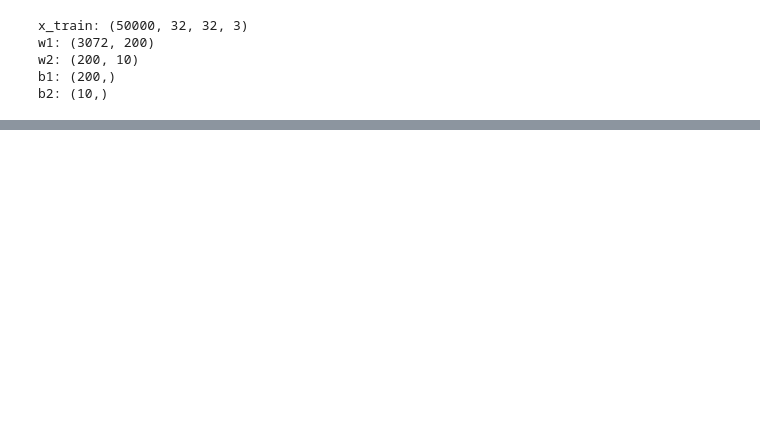
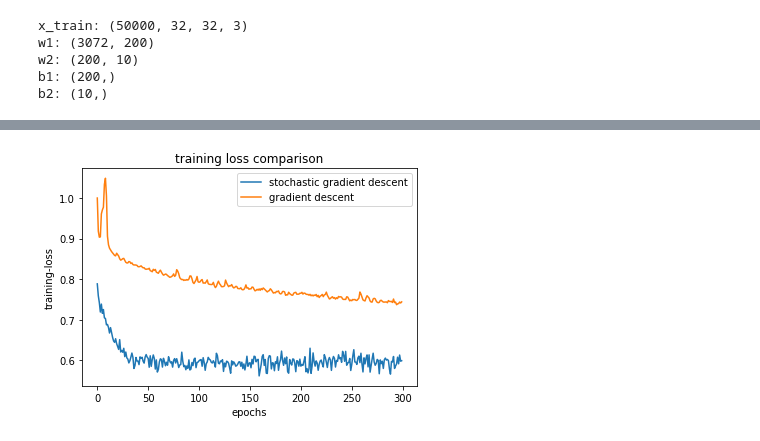
Before and after one commit to AvishkaSandeepa/EN2550-2020-Assignment-04, a Jupyter notebook: Assignment04_Part03.ipynb, the cells around one changed output, grey strips where cells are left out. Saved outputs shown, nothing was run; the diff lists cells and outputs as text; code cells hidden in the pictures; blank space fills up the shorter version.

```diff
--- a/Assignment04_Part03.ipynb
+++ b/Assignment04_Part03.ipynb
@@ -46,7 +119,7 @@ b2: (10,)
 # %%
-batch_size = 49990 # for gradient descent optimization batch size is equal to number of training set
+batch_size = 500 # for gradient descent optimization batch size is equal to number of training set
 
-iterations = 3 # epochs
+iterations = 300 # epochs
 lr = 1.4e-2 # the learning rate alpha
 lr_decay = 0.999
 reg = 5e-6 # the regularization constant
@@ -106,0 +194,17 @@ iteration 2 / 3| loss 0.784402| training accuracy 77.596719| testing accuracy 77
+# %%
+sgd_loss_history = loss_history
+sgd_train_acc_history = train_acc_history
+sgd_val_acc_history = val_acc_history
+sgd_lr_history = lr_history
+# %%
+fig, axes = plt.subplots()
+axes.plot(sgd_loss_history)
+axes.plot(loss_history1)
+plt.legend(["stochastic gradient descent", "gradient descent"])
+axes.set_xlabel("epochs")
+axes.set_ylabel("training-loss")
+axes.set_title("training loss comparison")
+plt.show()
+fig.savefig('training_loss_comparison.png',transparent=True)
+# %% [output]
+[figure, added]
```
Also changed, not shown: parts of 8 cells of this notebook.
